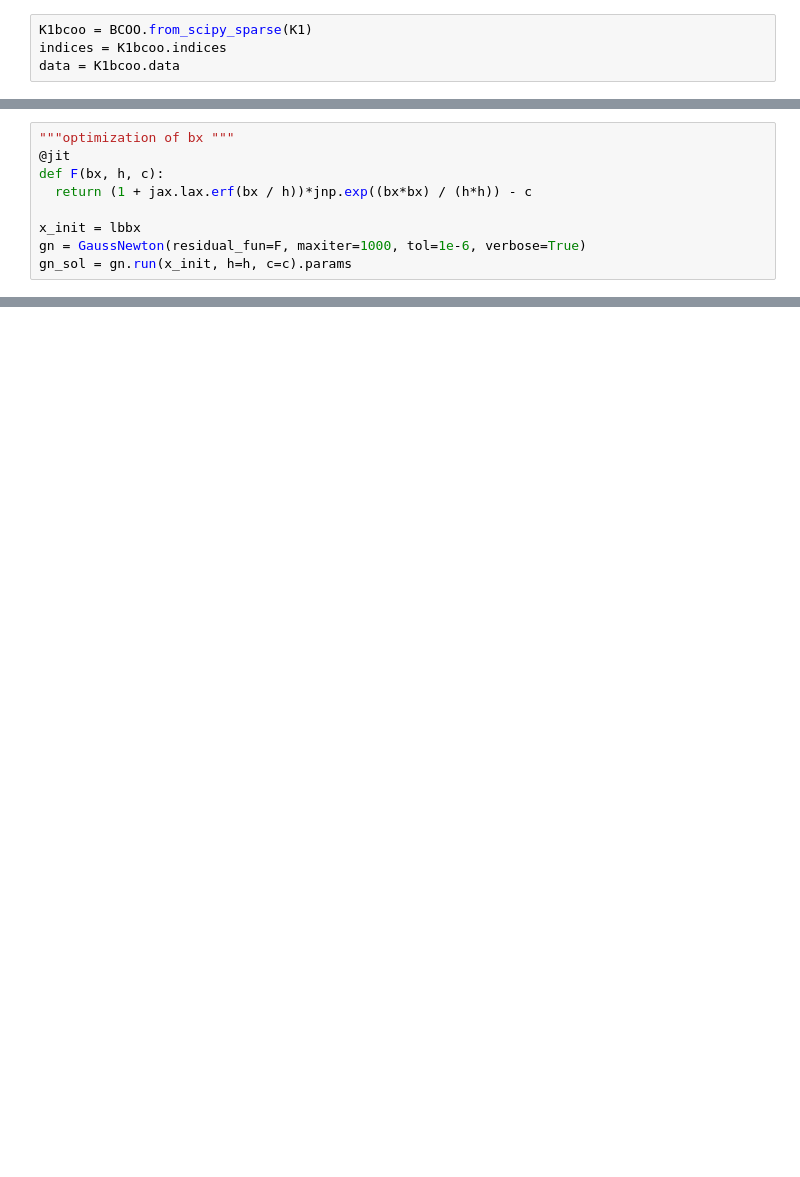
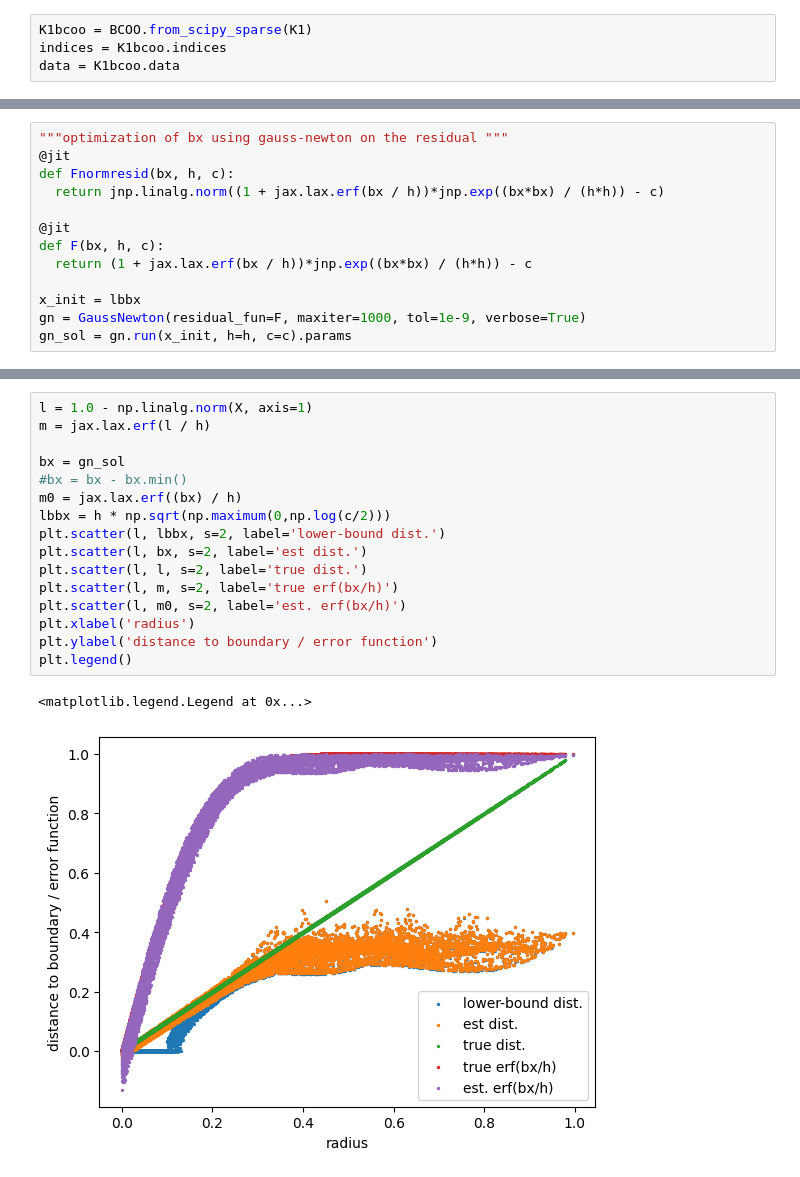
Before and after one commit to choltz95/density-estimation, a Jupyter notebook: DS_manifold_with_boundary.ipynb, the cells around one changed output, grey strips where cells are left out. Saved outputs shown, nothing was run; the diff lists cells and outputs as text; blank space fills up the shorter version.

```diff
--- a/DS_manifold_with_boundary.ipynb
+++ b/DS_manifold_with_boundary.ipynb
@@ -149,10 +145,14 @@ plt.show()
 # %%
-"""optimization of bx """
+"""optimization of bx using gauss-newton on the residual """
+@jit
+def Fnormresid(bx, h, c):
+  return jnp.linalg.norm((1 + jax.lax.erf(bx / h))*jnp.exp((bx*bx) / (h*h)) - c)
+
 @jit
 def F(bx, h, c):
   return (1 + jax.lax.erf(bx / h))*jnp.exp((bx*bx) / (h*h)) - c
 
 x_init = lbbx
-gn = GaussNewton(residual_fun=F, maxiter=1000, tol=1e-6, verbose=True)
+gn = GaussNewton(residual_fun=F, maxiter=1000, tol=1e-9, verbose=True)
 gn_sol = gn.run(x_init, h=h, c=c).params
 # %% [output]
@@ -174,0 +175,19 @@ plt.show()
+# %%
+l = 1.0 - np.linalg.norm(X, axis=1)
+m = jax.lax.erf(l / h)
+
+bx = gn_sol
+#bx = bx - bx.min()
+m0 = jax.lax.erf((bx) / h)
+lbbx = h * np.sqrt(np.maximum(0,np.log(c/2)))
+plt.scatter(l, lbbx, s=2, label='lower-bound dist.')
+plt.scatter(l, bx, s=2, label='est dist.')
+plt.scatter(l, l, s=2, label='true dist.')
+plt.scatter(l, m, s=2, label='true erf(bx/h)')
+plt.scatter(l, m0, s=2, label='est. erf(bx/h)')
+plt.xlabel('radius')
+plt.ylabel('distance to boundary / error function')
+plt.legend()
+# %% [output]
+<matplotlib.legend.Legend at 0x...>
+[figure, added]
```
Also changed, not shown: parts of 12 cells of this notebook.
